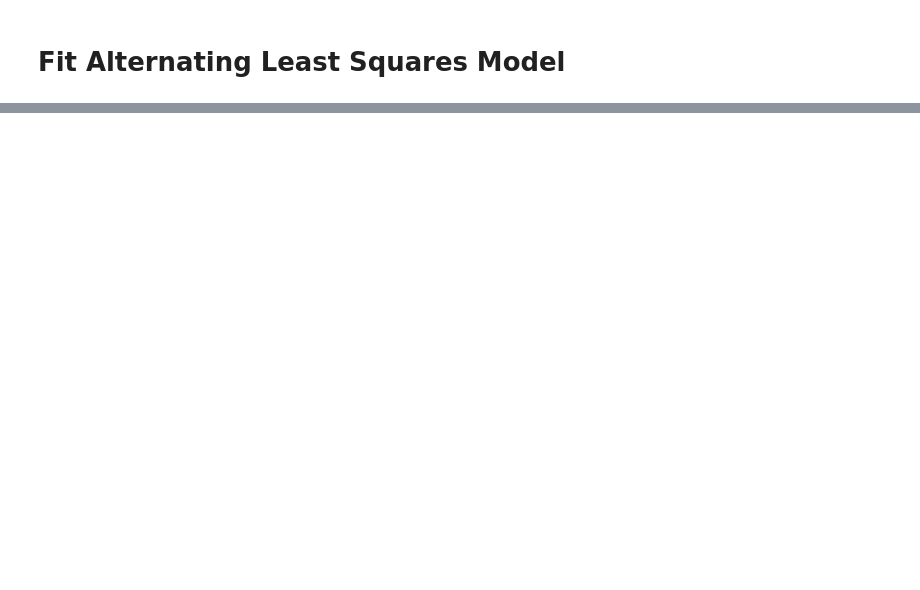
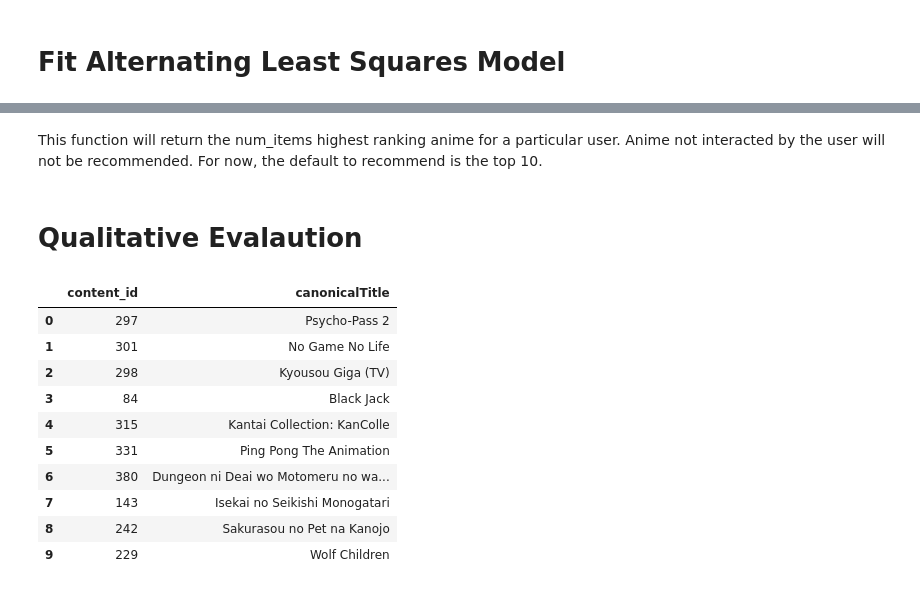
Before and after one commit to melvyg/Implicit-Anime-Recommender-Model, a Jupyter notebook: Flatiron_Capstone.ipynb, the cells around one changed output, grey strips where cells are left out. Saved outputs shown, nothing was run; the diff lists cells and outputs as text; code cells hidden in the pictures; blank space fills up the shorter version.

```diff
--- a/Flatiron_Capstone.ipynb
+++ b/Flatiron_Capstone.ipynb
@@ -592,0 +602,6 @@ print(recommendations)
+# %%
+alpha = 15
+user_vecs, item_vecs = implicit.alternating_least_squares((product_train*alpha).astype('double'),
+                                                          factors=20,
+                                                          regularization = 0.1,
+                                                         iterations = 50)
@@ -592,0 +724,20 @@ print(recommendations)
+# %% [markdown]
+This function will return the num_items highest ranking anime for a particular user. Anime not interacted by the user will not be recommended. For now, the default to recommend is the top 10.
+# %% [markdown]
+# Qualitative Evalaution
+# %%
+# Import rec_items function
+rec_anime(0, product_train, user_vecs, item_vecs, users_arr, anime_arr, anime_lookup,
+                       num_items = 10)
+# %% [output]
+|  | content_id | canonicalTitle |
+| 0 | 297 | Psycho-Pass 2 |
+| 1 | 301 | No Game No Life |
+| 2 | 298 | Kyousou Giga (TV) |
+| 3 | 84 | Black Jack |
+| 4 | 315 | Kantai Collection: KanColle |
+| 5 | 331 | Ping Pong The Animation |
+| 6 | 380 | Dungeon ni Deai wo Motomeru no wa... |
+| 7 | 143 | Isekai no Seikishi Monogatari |
+| 8 | 242 | Sakurasou no Pet na Kanojo |
+| 9 | 229 | Wolf Children |
```
Also changed, not shown: parts of 56 cells of this notebook.
